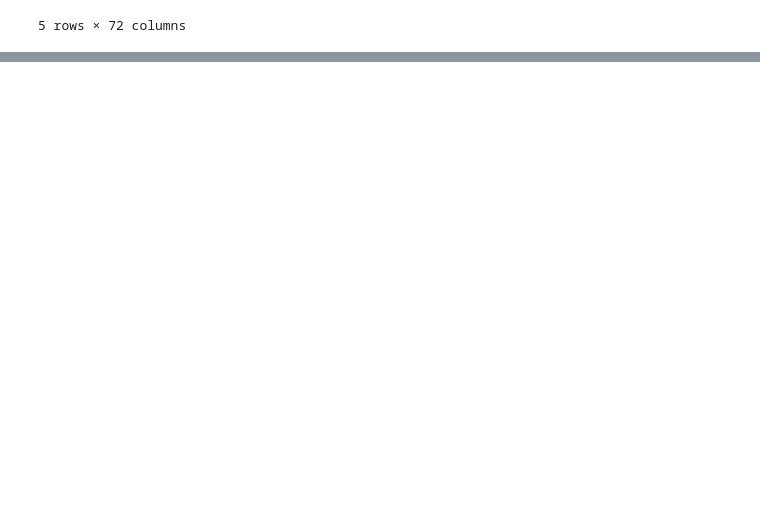
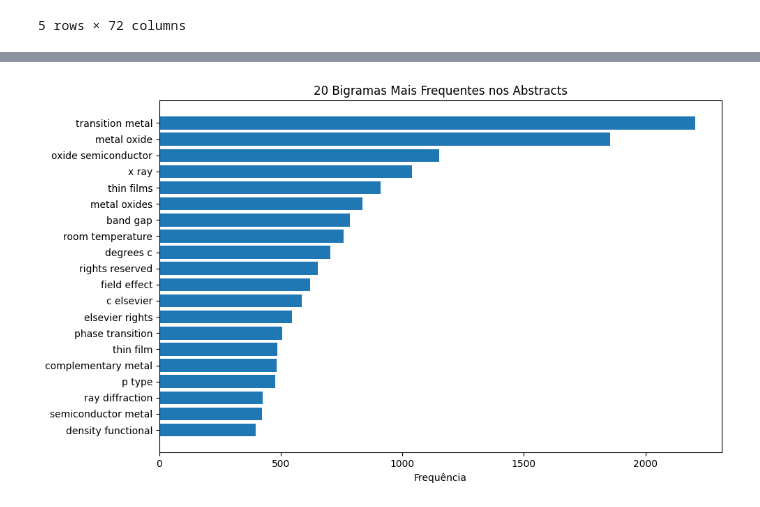
Before and after one commit to Iasodara/nlp-for-semiconductors, a Jupyter notebook: NLP/nlp.ipynb, the cells around one changed output, grey strips where cells are left out. Drawn from its saved outputs; the diff is of its cells as text; code cells hidden in the pictures; blank space fills up the shorter version.

```diff
--- a/NLP/nlp.ipynb
+++ b/NLP/nlp.ipynb
@@ -171,0 +642,34 @@ df.head() if df is not None else "Text column not found."
+# %%
+from collections import Counter
+from itertools import tee
+
+# Função para gerar bigramas
+def generate_bigrams(tokens):
+    a, b = tee(tokens)
+    next(b, None)
+    return list(zip(a, b))
+
+# Gera bigramas de abstracts tokenizados
+all_bigrams = []
+for text in df["Abstract"].dropna():
+    doc = nlp(text)
+    tokens = [t.text.lower() for t in doc if t.is_alpha and not t.is_stop]
+    all_bigrams.extend(generate_bigrams(tokens))
+
+# Conta os bigramas mais comuns
+bigrams_freq = Counter(all_bigrams).most_common(20)
+
+# Converte para visualização
+bigram_labels = [f"{w1} {w2}" for (w1, w2), _ in bigrams_freq]
+bigram_values = [freq for _, freq in bigrams_freq]
+
+# Gráfico
+plt.figure(figsize=(10, 6))
+plt.barh(bigram_labels, bigram_values)
+plt.xlabel("Frequência")
+plt.title("20 Bigramas Mais Frequentes nos Abstracts")
+plt.gca().invert_yaxis()
+plt.tight_layout()
+plt.show()
+# %% [output]
+[figure, added]
```
Also changed, not shown: parts of 41 cells of this notebook.
